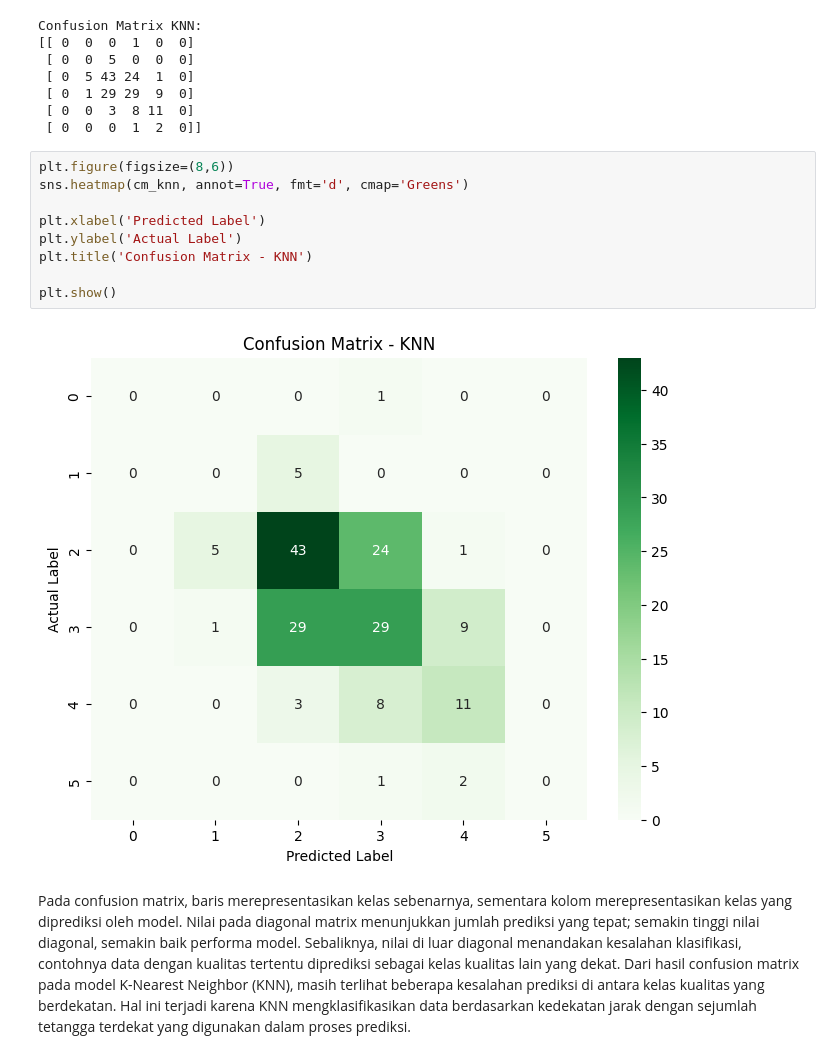
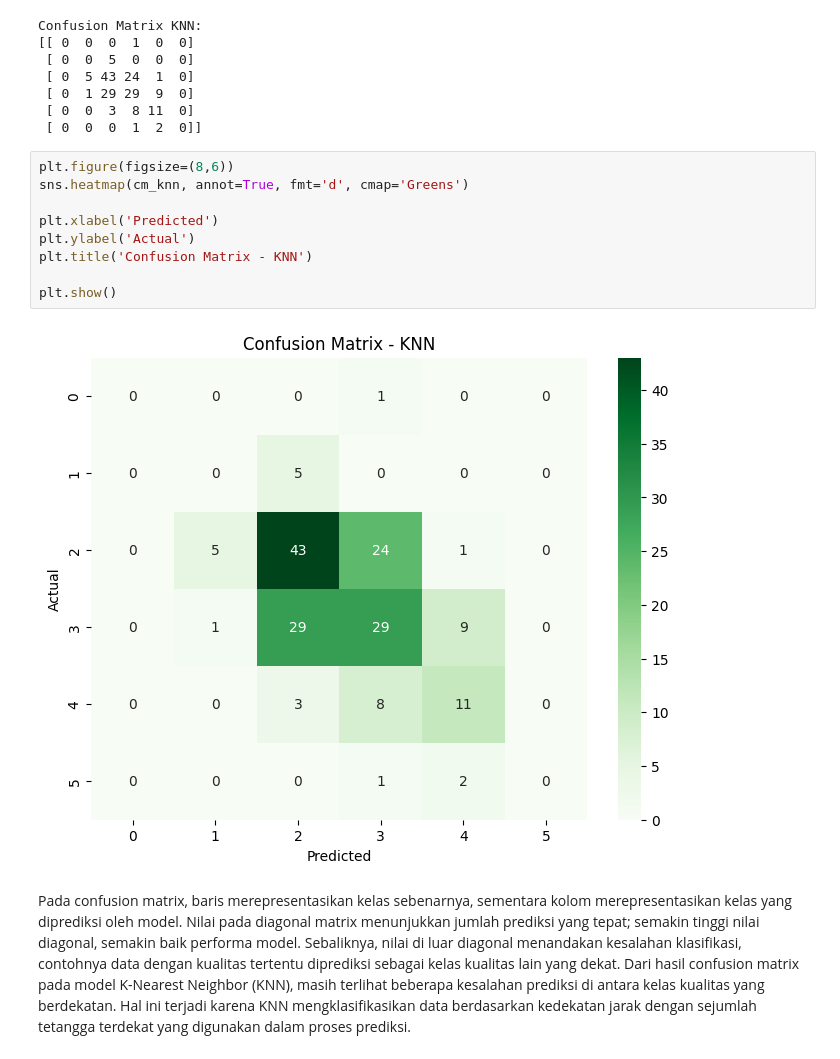
Before and after one commit to jiq-star/UTS-DATMN-2304020029, a Jupyter notebook: UTS DATA MINING 2304020029.ipynb, the cells around one changed output. Drawn from its saved outputs; the diff is of its cells as text.

```diff
--- a/UTS DATA MINING 2304020029.ipynb
+++ b/UTS DATA MINING 2304020029.ipynb
@@ -162,14 +162,14 @@ Confusion Matrix KNN:
 # %%
 plt.figure(figsize=(8,6))
 sns.heatmap(cm_knn, annot=True, fmt='d', cmap='Greens')
 
-plt.xlabel('Predicted Label')
-plt.ylabel('Actual Label')
+plt.xlabel('Predicted')
+plt.ylabel('Actual')
 plt.title('Confusion Matrix - KNN')
 
 plt.show()
 # %% [output]
-[figure, old version]
+[figure, new version]
 # %% [markdown]
 Pada confusion matrix, baris merepresentasikan kelas sebenarnya, sementara kolom merepresentasikan kelas yang diprediksi oleh model. Nilai pada diagonal matrix menunjukkan jumlah prediksi yang tepat; semakin tinggi nilai diagonal, semakin baik performa model. Sebaliknya, nilai di luar diagonal menandakan kesalahan klasifikasi, contohnya data dengan kualitas tertentu diprediksi sebagai kelas kualitas lain yang dekat. Dari hasil confusion matrix pada model K-Nearest Neighbor (KNN), masih terlihat beberapa kesalahan prediksi di antara kelas kualitas yang berdekatan. Hal ini terjadi karena KNN mengklasifikasikan data berdasarkan kedekatan jarak dengan sejumlah tetangga terdekat yang digunakan dalam proses prediksi.
 # %% [markdown]
```
Also changed, not shown: parts of 2 cells of this notebook.
